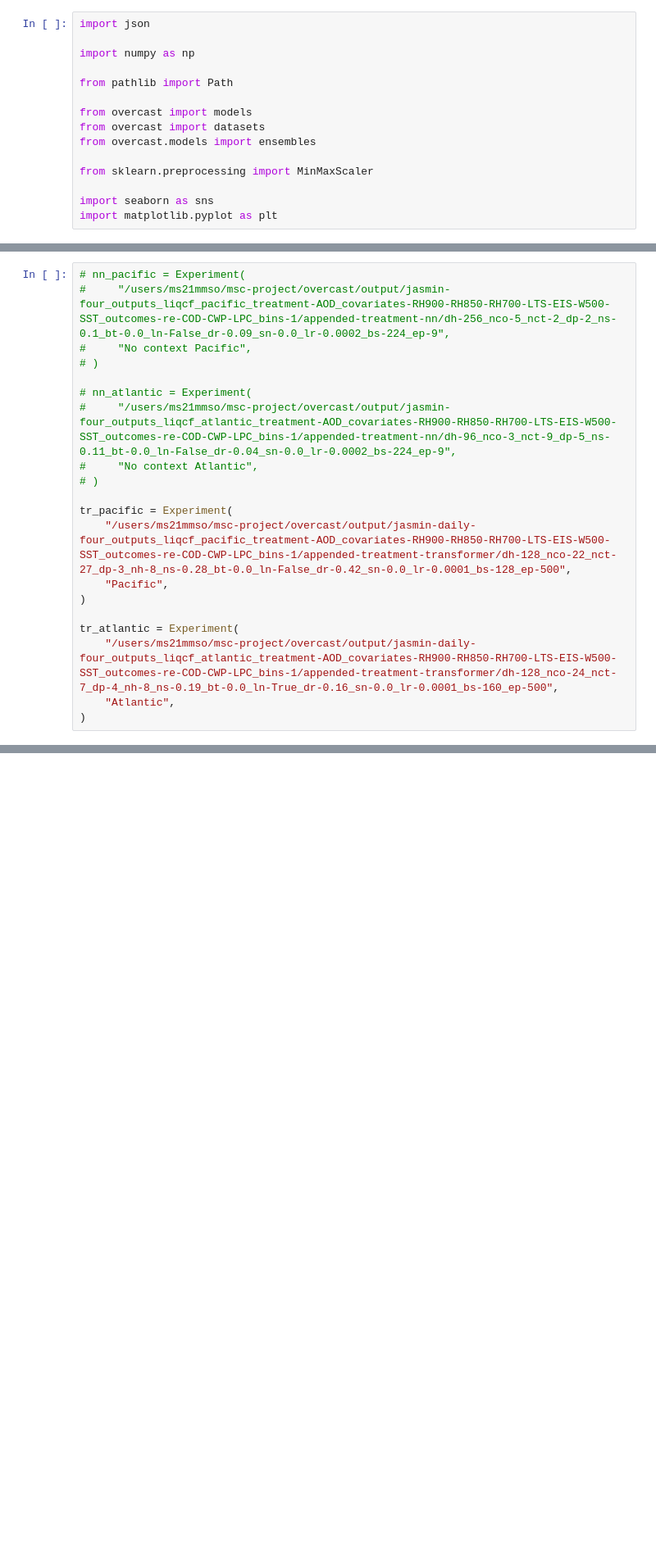
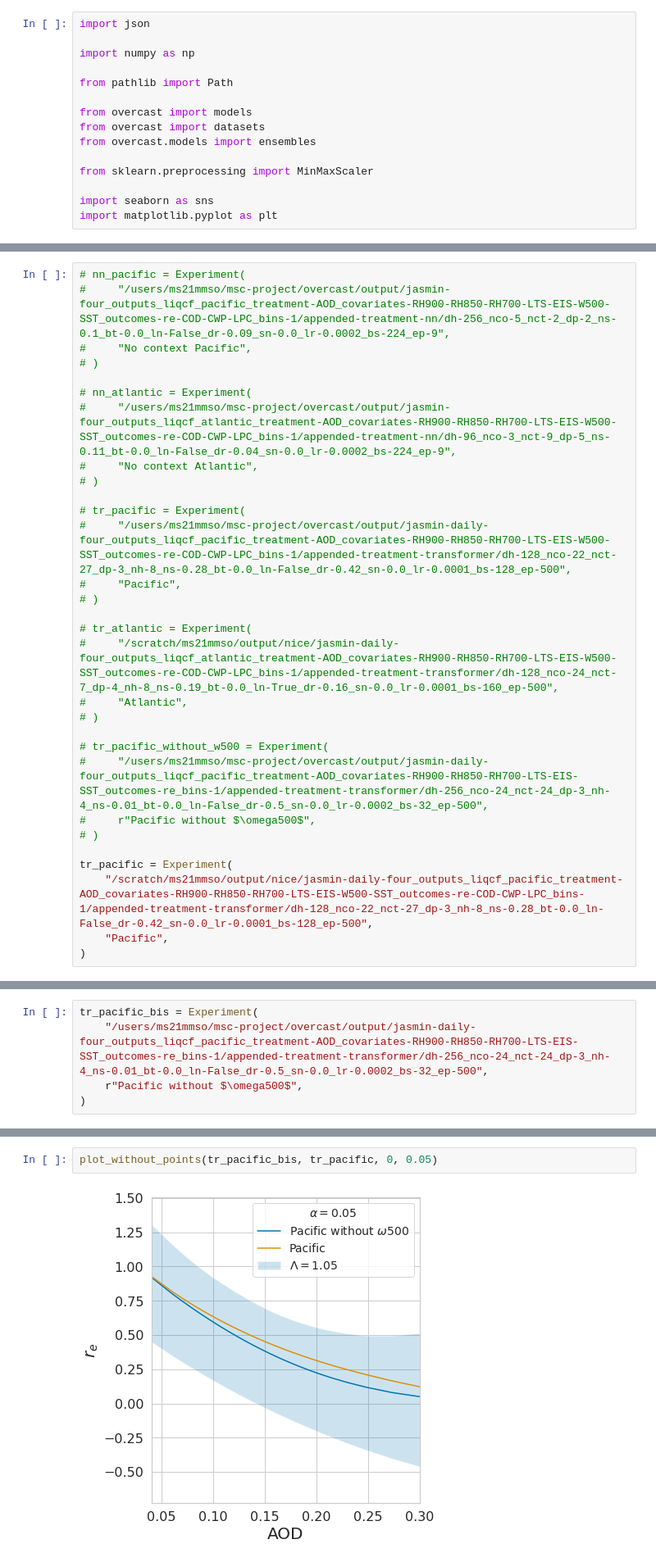
Before and after one commit to msolal/overcast, a Jupyter notebook: examples/confounding.ipynb, the cells around one changed output, grey strips where cells are left out. Shown at 82% size. Drawn from its saved outputs; the diff is of its cells as text; blank space fills up the shorter version.

```diff
--- a/examples/confounding.ipynb
+++ b/examples/confounding.ipynb
@@ -363,13 +609,23 @@ def plot_apos(reference_experiment, comparison_experiments, apo_limits_log_lambd
 #     "No context Atlantic",
 # )
 
+# tr_pacific = Experiment(
+#     "/users/ms21mmso/msc-project/overcast/output/jasmin-daily-four_outputs_liqcf_pacific_treatment-AOD_covariates-RH900-RH850-RH700-LTS-EIS-W500-SST_outcomes-re-COD-CWP-LPC_bins-1/appended-treatment-transformer/dh-128_nco-22_nct-27_dp-3_nh-8_ns-0.28_bt-0.0_ln-False_dr-0.42_sn-0.0_lr-0.0001_bs-128_ep-500",
+#     "Pacific",
+# )
+
+# tr_atlantic = Experiment(
+#     "/scratch/ms21mmso/output/nice/jasmin-daily-four_outputs_liqcf_atlantic_treatment-AOD_covariates-RH900-RH850-RH700-LTS-EIS-W500-SST_outcomes-re-COD-CWP-LPC_bins-1/appended-treatment-transformer/dh-128_nco-24_nct-7_dp-4_nh-8_ns-0.19_bt-0.0_ln-True_dr-0.16_sn-0.0_lr-0.0001_bs-160_ep-500",
+#     "Atlantic",
+# )
+
+# tr_pacific_without_w500 = Experiment(
+#     "/users/ms21mmso/msc-project/overcast/output/jasmin-daily-four_outputs_liqcf_pacific_treatment-AOD_covariates-RH900-RH850-RH700-LTS-EIS-SST_outcomes-re_bins-1/appended-treatment-transformer/dh-256_nco-24_nct-24_dp-3_nh-4_ns-0.01_bt-0.0_ln-False_dr-0.5_sn-0.0_lr-0.0002_bs-32_ep-500",
+#     r"Pacific without $\omega500$",
+# )
+
 tr_pacific = Experiment(
-    "/users/ms21mmso/msc-project/overcast/output/jasmin-daily-four_outputs_liqcf_pacific_treatment-AOD_covariates-RH900-RH850-RH700-LTS-EIS-W500-SST_outcomes-re-COD-CWP-LPC_bins-1/appended-treatment-transformer/dh-128_nco-22_nct-27_dp-3_nh-8_ns-0.28_bt-0.0_ln-False_dr-0.42_sn-0.0_lr-0.0001_bs-128_ep-500",
+    "/scratch/ms21mmso/output/nice/jasmin-daily-four_outputs_liqcf_pacific_treatment-AOD_covariates-RH900-RH850-RH700-LTS-EIS-W500-SST_outcomes-re-COD-CWP-LPC_bins-1/appended-treatment-transformer/dh-128_nco-22_nct-27_dp-3_nh-8_ns-0.28_bt-0.0_ln-False_dr-0.42_sn-0.0_lr-0.0001_bs-128_ep-500",
     "Pacific",
 )
-
-tr_atlantic = Experiment(
-    "/users/ms21mmso/msc-project/overcast/output/jasmin-daily-four_outputs_liqcf_atlantic_treatment-AOD_covariates-RH900-RH850-RH700-LTS-EIS-W500-SST_outcomes-re-COD-CWP-LPC_bins-1/appended-treatment-transformer/dh-128_nco-24_nct-7_dp-4_nh-8_ns-0.19_bt-0.0_ln-True_dr-0.16_sn-0.0_lr-0.0001_bs-160_ep-500",
-    "Atlantic",
-)
 # %% [output]
@@ -429,0 +649,5 @@ def plot_single_apo(experiments, idx_outcome):
+# %%
+tr_pacific_bis = Experiment(
+    "/users/ms21mmso/msc-project/overcast/output/jasmin-daily-four_outputs_liqcf_pacific_treatment-AOD_covariates-RH900-RH850-RH700-LTS-EIS-SST_outcomes-re_bins-1/appended-treatment-transformer/dh-256_nco-24_nct-24_dp-3_nh-4_ns-0.01_bt-0.0_ln-False_dr-0.5_sn-0.0_lr-0.0002_bs-32_ep-500",
+    r"Pacific without $\omega500$",
+)
@@ -430 +675,5 @@ def plot_single_apo(experiments, idx_outcome):
+# %%
+plot_without_points(tr_pacific_bis, tr_pacific, 0, 0.05)
+# %% [output]
+[figure, added]
 # %%
```
Also changed, not shown: parts of 11 cells of this notebook, 33 other files.
